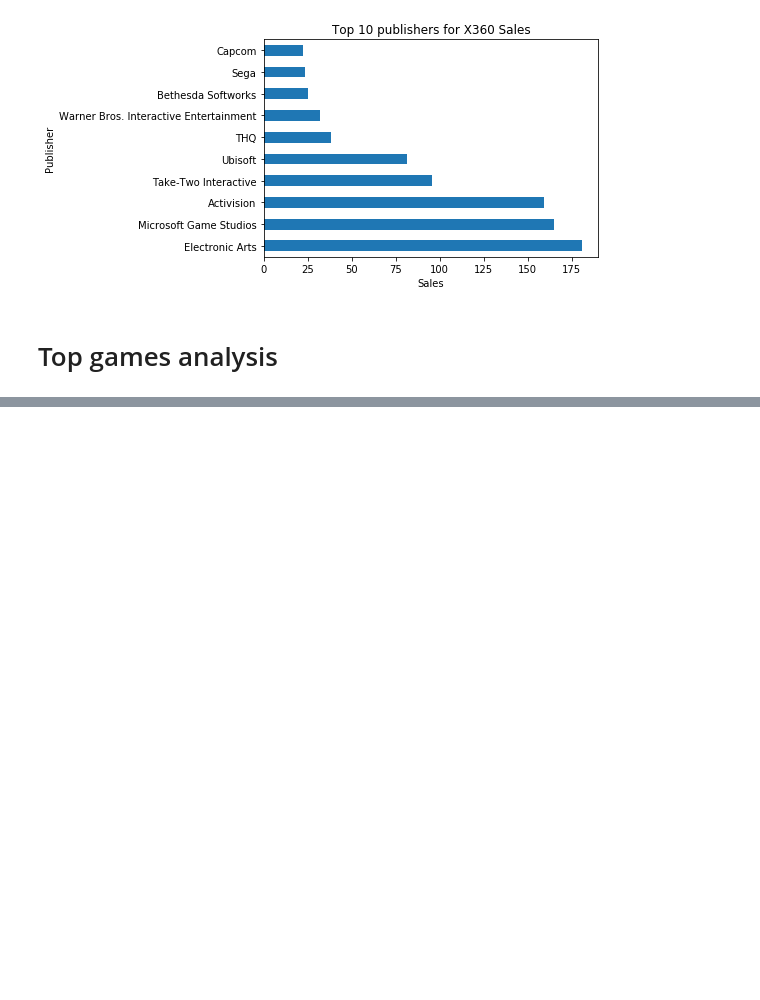
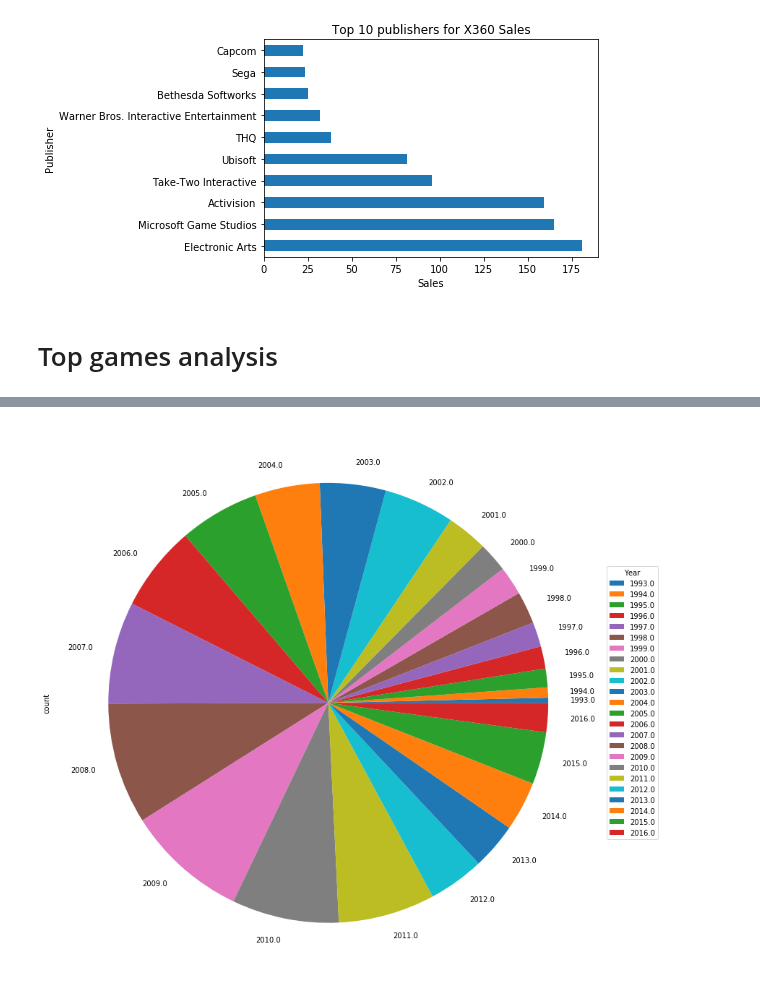
Before and after one commit to Hoturan/M2-PROJECT, a Jupyter notebook: Code/M2-PROJECT.ipynb, the cells around one changed output, grey strips where cells are left out. Saved outputs shown, nothing was run; the diff lists cells and outputs as text; code cells hidden in the pictures; blank space fills up the shorter version.

```diff
--- a/Code/M2-PROJECT.ipynb
+++ b/Code/M2-PROJECT.ipynb
@@ -146,0 +208,12 @@ array([2006., 1985., 2008., 2009., 1996., 1989., 1984., 2005., 1999.,
+# %%
+df_year = pd.DataFrame(vgdf.groupby("Year").Rank.count()).reset_index()
+df_year = df_year.rename(columns={"Rank": "count"})
+
+df_year = df_year.loc[df_year["count"] > 50]
+df_year.index = df_year["Year"]
+df_year = df_year.drop("Year", axis=1)
+
+df_year.plot.pie(y='count', figsize=(14, 14)).legend(title="Year", loc="center left", bbox_to_anchor=(1, 0, 0.5, 1))
+plt.show()
+# %% [output]
+[figure, added]
```
Also changed, not shown: parts of 9 cells of this notebook, 3 other files.
